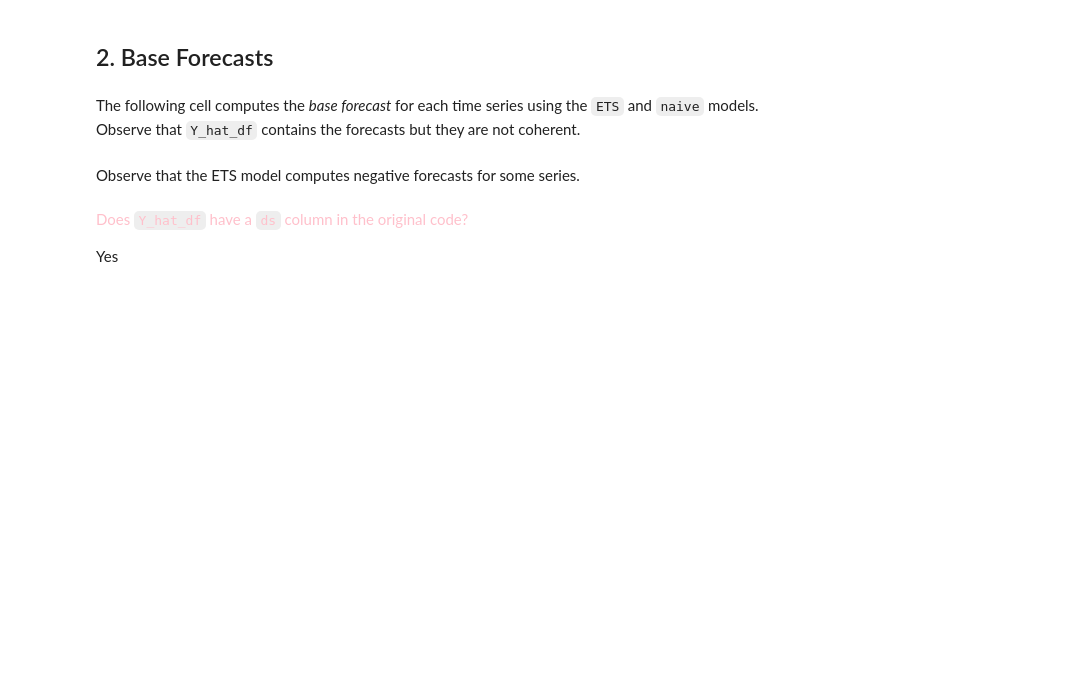
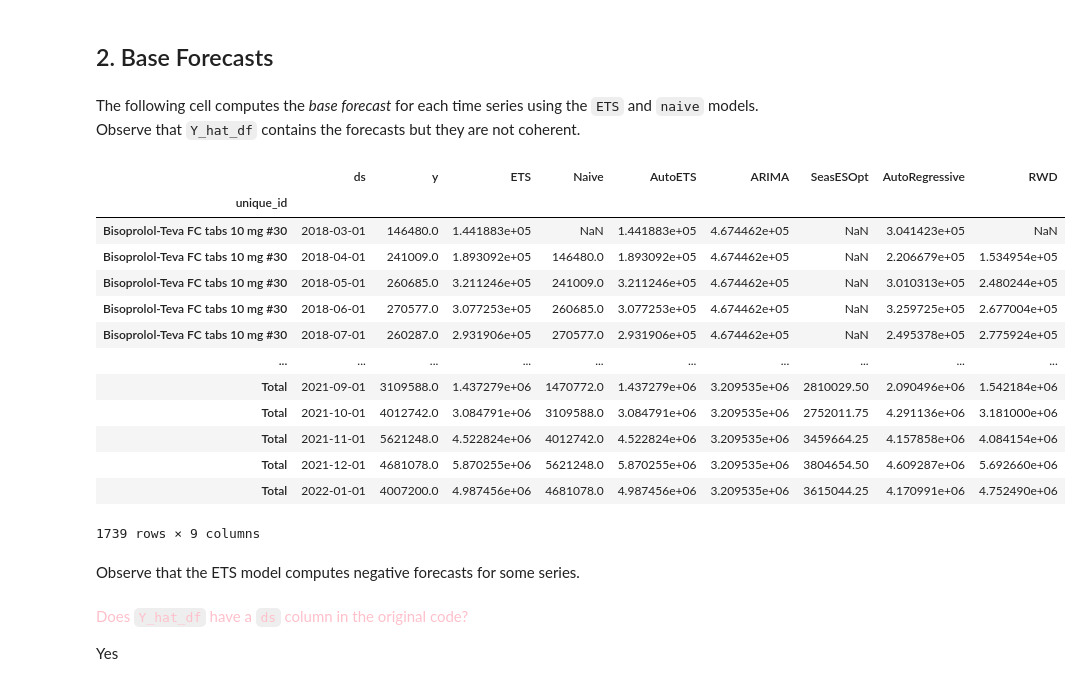
Before and after one commit to ariellubonja/hierarchical-time-series, a Jupyter notebook: hierarchical_ts_testing.ipynb, the cells around one changed output. Saved outputs shown, nothing was run; the diff lists cells and outputs as text; code cells hidden in the pictures; blank space fills up the shorter version.

```diff
--- a/hierarchical_ts_testing.ipynb
+++ b/hierarchical_ts_testing.ipynb
@@ -111,3 +140,3 @@ df
 # %%
 %%capture
-df_with_aggregates, hierarchy = prep_data_for_scikit_hts(df)
+df_with_aggregates, hierarchy = prep_data_for_scikit_hts_prod_region(df_brand)
@@ -216,5 +319,5 @@ Y_df = melted_df
 # %%
-Y_test_df = Y_df.groupby('unique_id').tail(7) # Original code
+Y_test_df = Y_df.groupby('unique_id').tail(10) # Original code
 Y_train_df = Y_df.drop(Y_test_df.index)
 
 Y_test_df = Y_test_df.set_index('unique_id')
@@ -235,7 +353,25 @@ fcst = StatsForecast(
     freq=TIME_SERIES_FREQ,
     n_jobs=-1
 )
-Y_hat_df = fcst.forecast(h=7) # TODO What is h=7?
+Y_hat_df = fcst.forecast(h=10, fitted = True) # TODO What is h=7?
+Y_fitted_df = fcst.forecast_fitted_values()
+# %%
+Y_fitted_df
+# %% [output]
+|  | ds | y | ETS | Naive | AutoETS | ARIMA | SeasESOpt | AutoRegressive | RWD |
+| unique_id |  |  |  |  |  |  |  |  |  |
+| Bisoprolol-Teva FC tabs 10 mg #30 | 2018-03-01 | 146480.0 | 1.441883e+05 | NaN | 1.441883e+05 | 4.674462e+05 | NaN | 3.041423e+05 | NaN |
+| Bisoprolol-Teva FC tabs 10 mg #30 | 2018-04-01 | 241009.0 | 1.893092e+05 | 146480.0 | 1.893092e+05 | 4.674462e+05 | NaN | 2.206679e+05 | 1.534954e+05 |
+| Bisoprolol-Teva FC tabs 10 mg #30 | 2018-05-01 | 260685.0 | 3.211246e+05 | 241009.0 | 3.211246e+05 | 4.674462e+05 | NaN | 3.010313e+05 | 2.480244e+05 |
+| Bisoprolol-Teva FC tabs 10 mg #30 | 2018-06-01 | 270577.0 | 3.077253e+05 | 260685.0 | 3.077253e+05 | 4.674462e+05 | NaN | 3.259725e+05 | 2.677004e+05 |
+| Bisoprolol-Teva FC tabs 10 mg #30 | 2018-07-01 | 260287.0 | 2.931906e+05 | 270577.0 | 2.931906e+05 | 4.674462e+05 | NaN | 2.495378e+05 | 2.775924e+05 |
+| ... | ... | ... | ... | ... | ... | ... | ... | ... | ... |
+| Total | 2021-09-01 | 3109588.0 | 1.437279e+06 | 1470772.0 | 1.437279e+06 | 3.209535e+06 | 2810029.50 | 2.090496e+06 | 1.542184e+06 |
+| Total | 2021-10-01 | 4012742.0 | 3.084791e+06 | 3109588.0 | 3.084791e+06 | 3.209535e+06 | 2752011.75 | 4.291136e+06 | 3.181000e+06 |
+| Total | 2021-11-01 | 5621248.0 | 4.522824e+06 | 4012742.0 | 4.522824e+06 | 3.209535e+06 | 3459664.25 | 4.157858e+06 | 4.084154e+06 |
+| Total | 2021-12-01 | 4681078.0 | 5.870255e+06 | 5621248.0 | 5.870255e+06 | 3.209535e+06 | 3804654.50 | 4.609287e+06 | 5.692660e+06 |
+| Total | 2022-01-01 | 4007200.0 | 4.987456e+06 | 4681078.0 | 4.987456e+06 | 3.209535e+06 | 3615044.25 | 4.170991e+06 | 4.752490e+06 |
+1739 rows × 9 columns
 # %% [markdown]
 Observe that the ETS model computes negative forecasts for some series.
 # %% [markdown]
```
Also changed, not shown: parts of 30 cells of this notebook.
